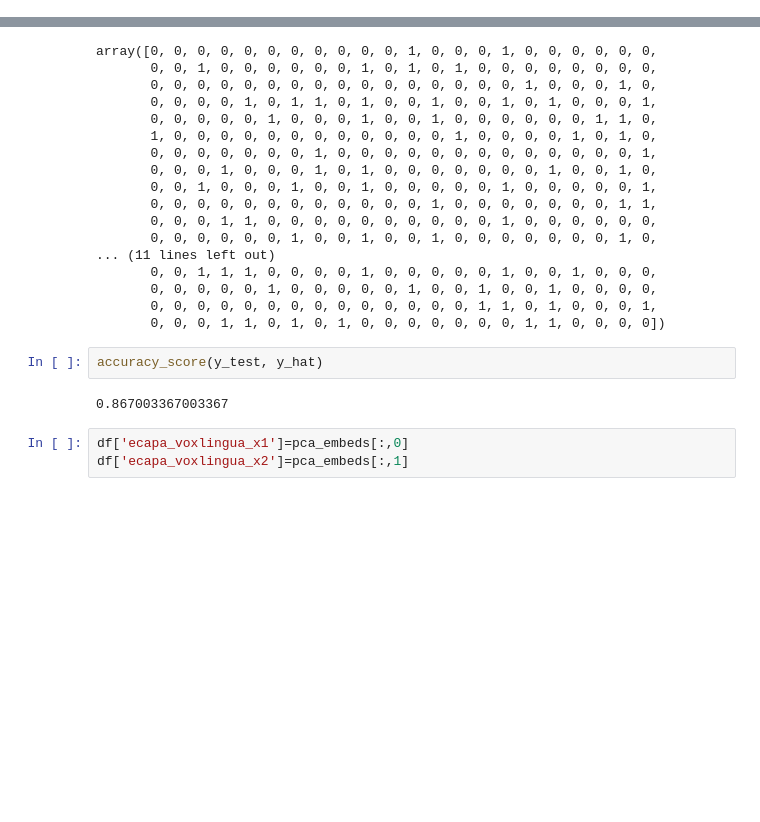
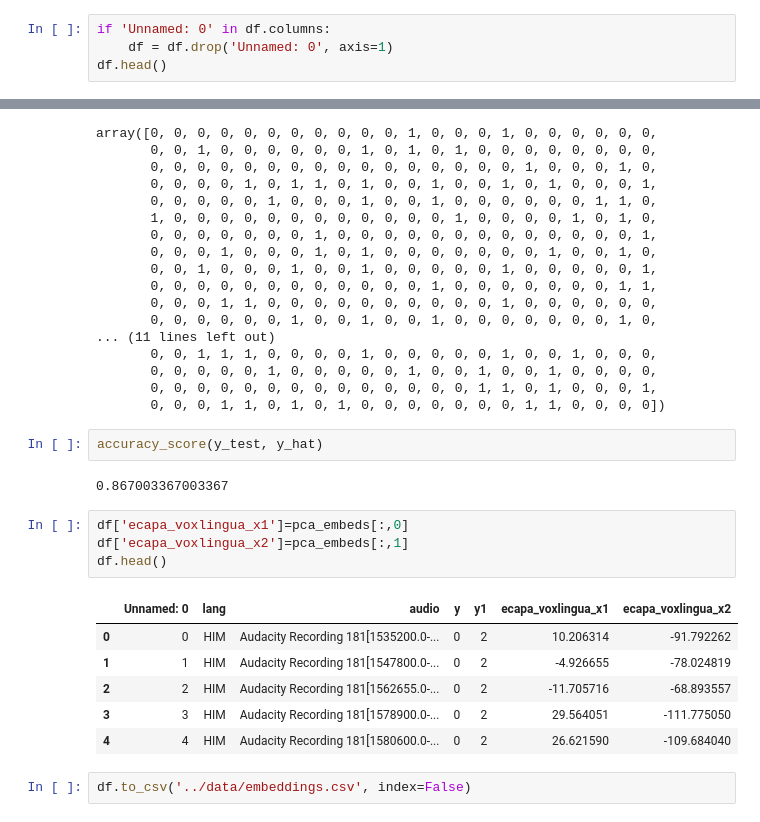
Before and after one commit to markjosims/malachor5, a Jupyter notebook: notebooks/visualize_sli_macbook.ipynb, the cells around one changed output, grey strips where cells are left out. Cells and saved outputs as stored; diff of their text form; blank space fills up the shorter version.

```diff
--- a/notebooks/visualize_sli_macbook.ipynb
+++ b/notebooks/visualize_sli_macbook.ipynb
@@ -61,3 +61,7 @@ df.head()
 | 2 | 2 | HIM | Audacity Recording 181[1562655.0-... |
 | 3 | 3 | HIM | Audacity Recording 181[1578900.0-... |
 | 4 | 4 | HIM | Audacity Recording 181[1580600.0-... |
+# %%
+if 'Unnamed: 0' in df.columns:
+    df = df.drop('Unnamed: 0', axis=1)
+df.head()
@@ -321,3 +332,13 @@ accuracy_score(y_test, y_hat)
 # %%
 df['ecapa_voxlingua_x1']=pca_embeds[:,0]
 df['ecapa_voxlingua_x2']=pca_embeds[:,1]
+df.head()
+# %% [output]
+|  | Unnamed: 0 | lang | audio | y | y1 | ecapa_voxlingua_x1 | ecapa_voxlingua_x2 |
+| 0 | 0 | HIM | Audacity Recording 181[1535200.0-... | 0 | 2 | 10.206314 | -91.792262 |
+| 1 | 1 | HIM | Audacity Recording 181[1547800.0-... | 0 | 2 | -4.926655 | -78.024819 |
+| 2 | 2 | HIM | Audacity Recording 181[1562655.0-... | 0 | 2 | -11.705716 | -68.893557 |
+| 3 | 3 | HIM | Audacity Recording 181[1578900.0-... | 0 | 2 | 29.564051 | -111.775050 |
+| 4 | 4 | HIM | Audacity Recording 181[1580600.0-... | 0 | 2 | 26.621590 | -109.684040 |
+# %%
+df.to_csv('../data/embeddings.csv', index=False)
```
Also changed, not shown: parts of 5 cells of this notebook, 1 other file.
